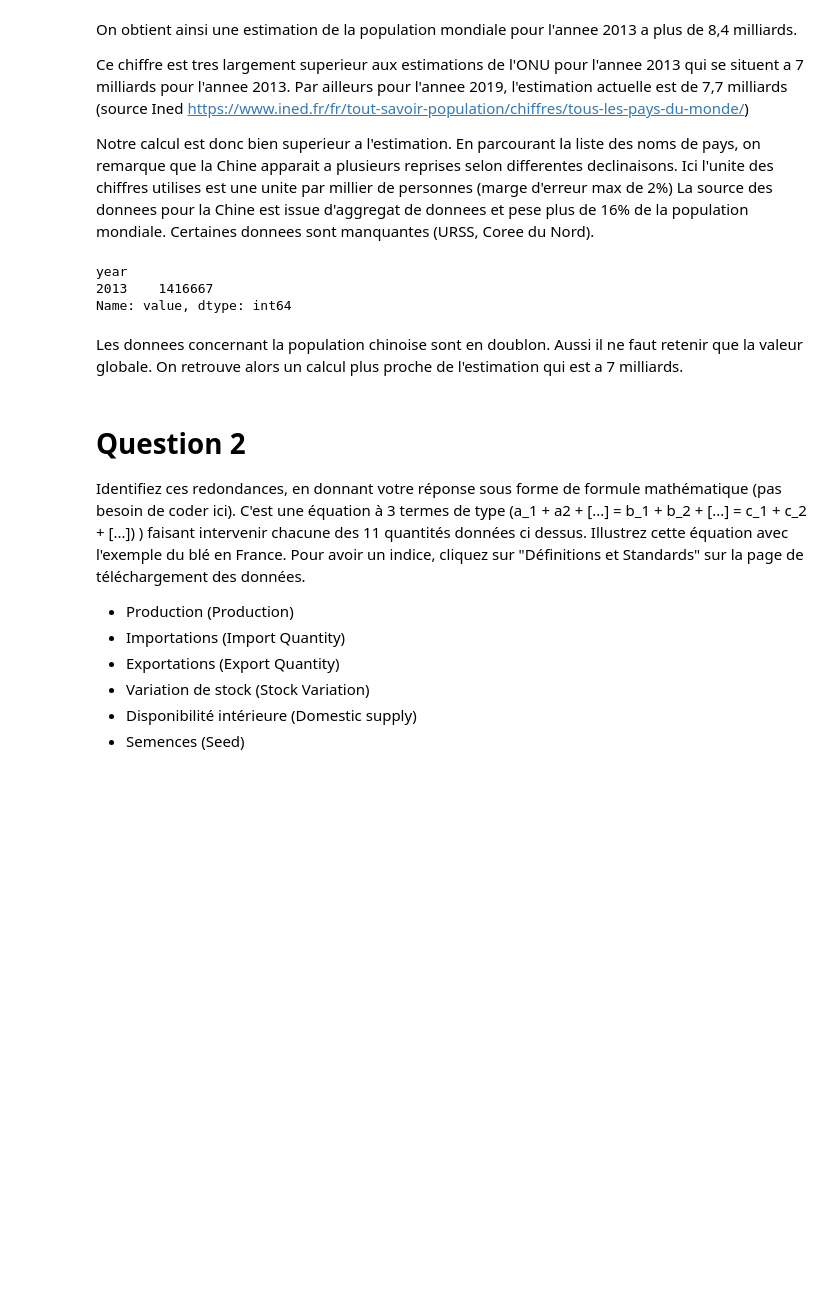
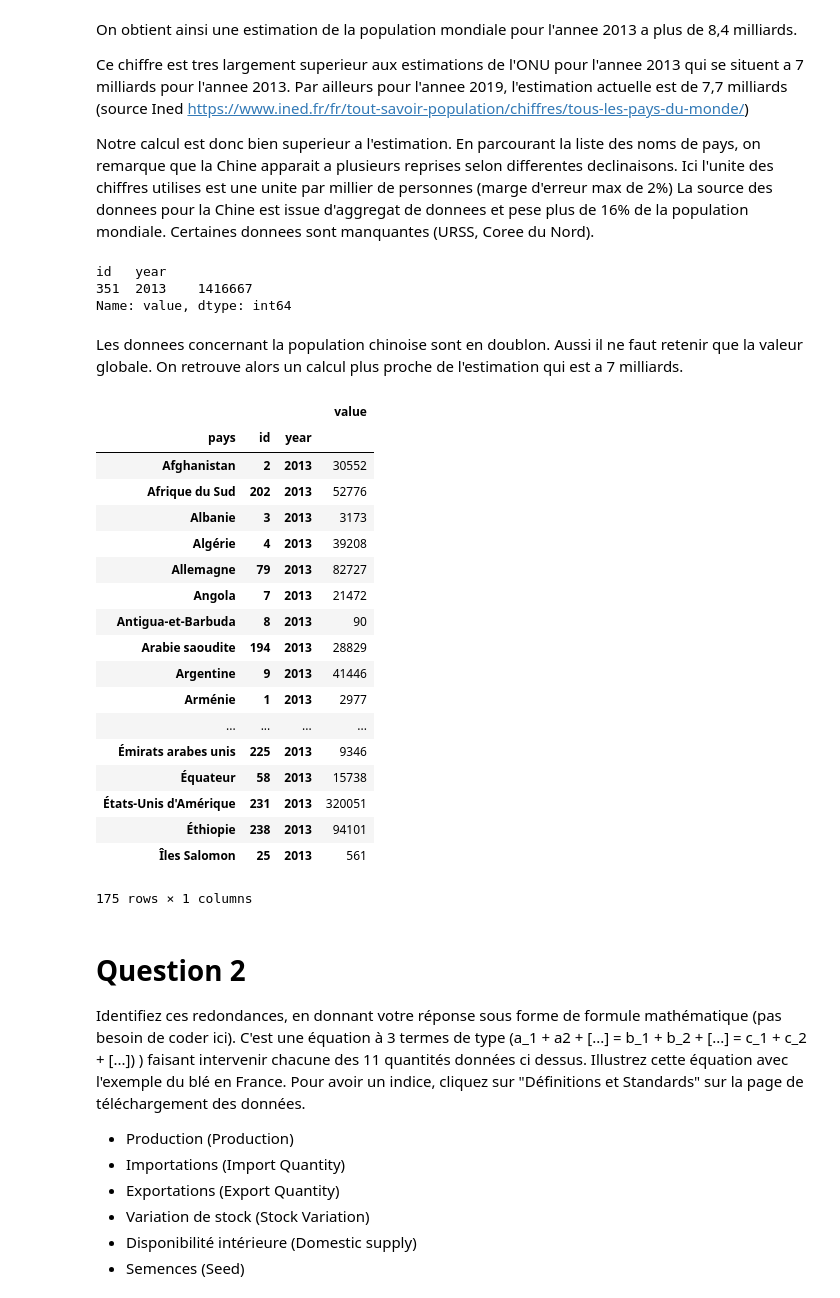
Before and after one commit to Sh4mSh4m/OCR_DA_proj3, a Jupyter notebook: projet3_fao.ipynb, the cells around one changed output. Saved outputs shown, nothing was run; the diff lists cells and outputs as text; code cells hidden in the pictures; blank space fills up the shorter version.

```diff
--- a/projet3_fao.ipynb
+++ b/projet3_fao.ipynb
@@ -24,7 +24,12 @@ population.shape
 (175, 14)
 # %%
 # Pivoting and filtering on the value column
-data = population.pivot_table(index=["pays", "year"], values=["value"])
+data = population.pivot_table(
+    index=["pays","id", "year"],
+    #columns=["element"],
+    values=["value"]
+)
+
 data.sum()*1000
 # %% [output]
 value    8413993000
@@ -47,11 +52,34 @@ Certaines donnees sont manquantes (URSS, Coree du Nord).
 # Aggregation_chine
 data.loc["Chine", "value"]
 # %% [output]
-year
-2013    1416667
+id   year
+351  2013    1416667
 Name: value, dtype: int64
 # %% [markdown]
 Les donnees concernant la population chinoise sont en doublon. Aussi il ne faut retenir que la valeur globale. On retrouve alors un calcul plus proche de l'estimation qui est a 7 milliards.
+# %%
+# Check formatting
+data
+# %% [output]
+|  |  |  | value |
+| pays | id | year |  |
+| Afghanistan | 2 | 2013 | 30552 |
+| Afrique du Sud | 202 | 2013 | 52776 |
+| Albanie | 3 | 2013 | 3173 |
+| Algérie | 4 | 2013 | 39208 |
+| Allemagne | 79 | 2013 | 82727 |
+| Angola | 7 | 2013 | 21472 |
+| Antigua-et-Barbuda | 8 | 2013 | 90 |
+| Arabie saoudite | 194 | 2013 | 28829 |
+| Argentine | 9 | 2013 | 41446 |
+| Arménie | 1 | 2013 | 2977 |
+| ... | ... | ... | ... |
+| Émirats arabes unis | 225 | 2013 | 9346 |
+| Équateur | 58 | 2013 | 15738 |
+| États-Unis d'Amérique | 231 | 2013 | 320051 |
+| Éthiopie | 238 | 2013 | 94101 |
+| Îles Salomon | 25 | 2013 | 561 |
+175 rows × 1 columns
 # %% [markdown]
 # Question 2
 Identifiez ces redondances, en donnant votre réponse sous forme de formule mathématique (pas besoin de coder ici). C'est une équation à 3 termes de type \(a_1 + a2 + [...] = b_1 + b_2 + [...] = c_1 + c_2 + [...]\) ) faisant intervenir chacune des 11 quantités données ci dessus. Illustrez cette équation avec l'exemple du blé en France. Pour avoir un indice, cliquez sur "Définitions et Standards" sur la page de téléchargement des données.
```
Also changed, not shown: parts of 12 cells of this notebook.
